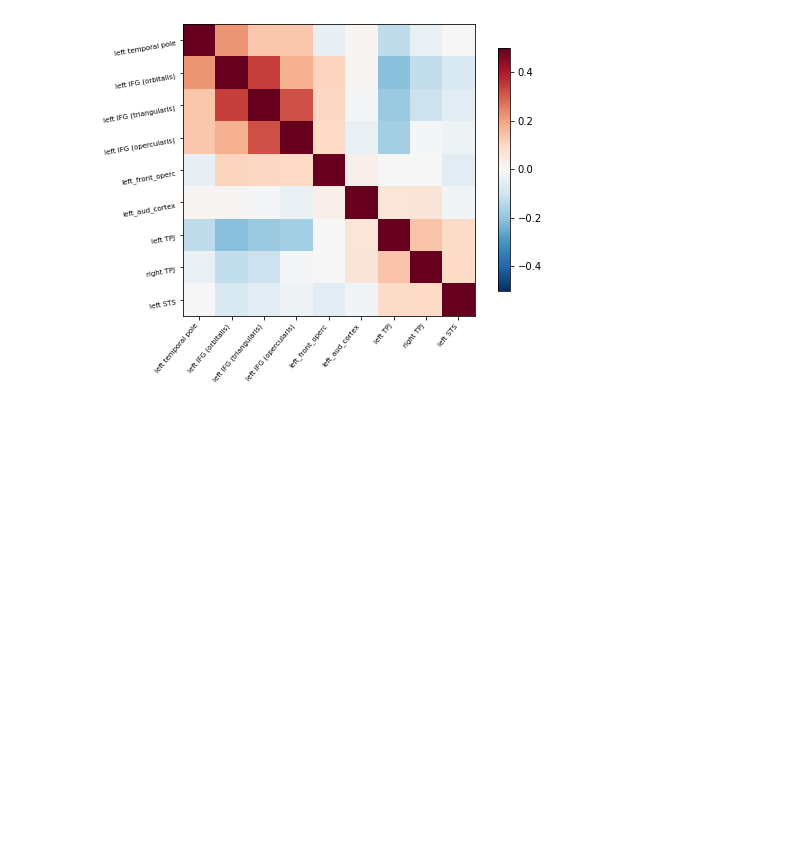
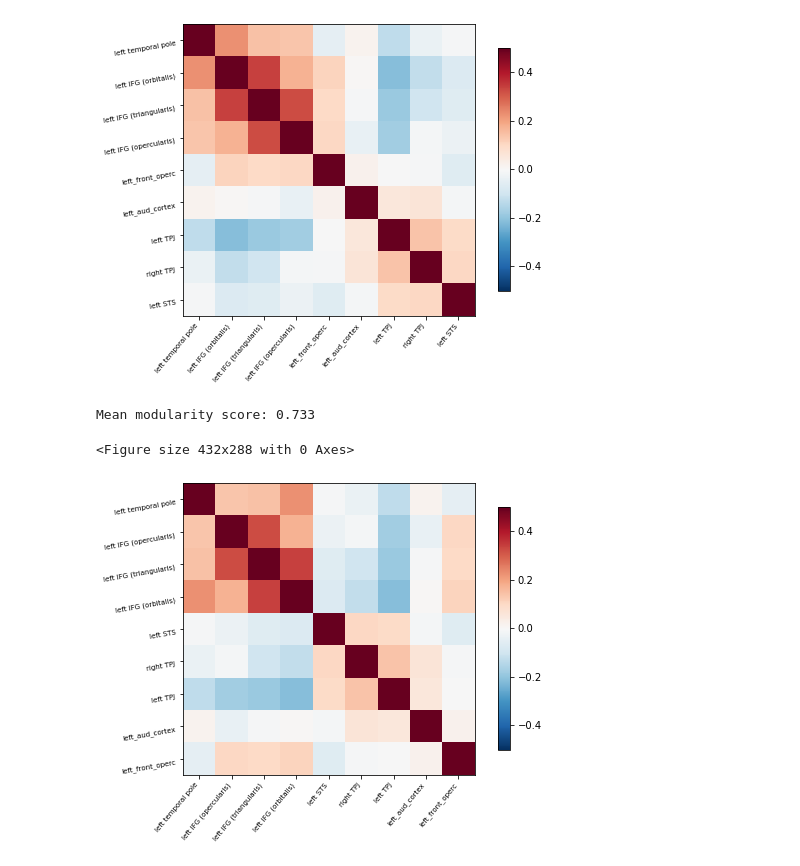
Before and after one commit to babies-study/language_rest, a Jupyter notebook: 2_NetworkAnalysis.ipynb, the cells around one changed output. Cells and saved outputs as stored; diff of their text form; code cells hidden in the pictures; blank space fills up the shorter version.

```diff
--- a/2_NetworkAnalysis.ipynb
+++ b/2_NetworkAnalysis.ipynb
@@ -16,7 +16,7 @@ MatlabCommand.set_default_matlab_cmd("matlab -nodesktop -nosplash")
 
 # Set study variables
 #studyhome = '/Users/catcamacho/Box/SNAP/BABIES'
-studyhome = '/home/camachocm2/Analysis/SNAP'
+studyhome = '/data/perlman/moochie/user_data/CamachoCat/SNAP'
 raw_data = studyhome + '/raw'
 preproc_dir = studyhome + '/processed/preproc'
 output_dir = studyhome + '/processed/network_analysis'
@@ -143,0 +140,76 @@ df.to_csv('group_mean_mat.csv')
+# %%
+from nilearn import plotting
+import matplotlib.pyplot as plt
+import numpy as np
+import pandas as pd
+
+labels_df = pd.read_csv(template_atlas_key, index_col=None)
+labels = labels_df['region_name'].tolist()
+
+plt.figure()
+plotting.plot_matrix(conn_diff.to_numpy(), figure=(6, 6), labels=labels,
+                     vmax=0.5, vmin=-0.5, reorder=False)
+plt.savefig('./group_mean_corr_matrix_diff.png')
+plt.show()
+plt.close()
+# %%
+import pandas as pd
+import numpy as np
+
+def louvain_comm_detect(adj_matrix,labels,iters):
+    import bct
+    import pandas as pd
+    import numpy as np
+
+    outlist=[]
+    q_score = []
+
+    for seed in range(0,iters):
+        out = bct.modularity.community_louvain(adj_matrix, gamma=0.25, ci=None, B='negative_sym', seed=seed)
+        outlist.append(np.expand_dims(out[0],axis=0))
+        q_score.append(out[1])
+
+    print('Mean modularity score: {0}'.format(np.round(np.array(q_score).mean(),3)))
+    louvs = pd.DataFrame(np.concatenate(outlist,axis=0), columns=labels)
+    comm_weights = np.zeros_like(adj_matrix)
+    comm_weights = pd.DataFrame(comm_weights, index=labels, columns=labels)
+
+    y=0
+
+    while y < len(labels):
+        for x in range(y,len(labels)-1):
+            comm_weights.loc[labels[x],labels[y]] = (louvs[labels[x]]==louvs[labels[y]]).astype(float).mean()
+            comm_weights.loc[labels[y],labels[x]] = (louvs[labels[x]]==louvs[labels[y]]).astype(float).mean()
+        y += 1
+
+    out = bct.modularity.community_louvain(comm_weights.to_numpy(), gamma=0.25, ci=None, B='negative_sym', seed=42)
+    final_comms = pd.DataFrame(out[0], index=labels,columns=['NetworkNum'])
+    return(comm_weights,final_comms)
+
+def plot_networks(final_comms,adj_matrix_df,out_file):
+    import matplotlib.pyplot as plt
+    from nilearn import plotting
+
+    final_comms['region'] = final_comms.index
+    final_comms=final_comms.sort_values(by=['NetworkNum'])
+    adj_matrix_df = adj_matrix_df.reindex(final_comms['region'].tolist(),columns=final_comms['region'].tolist())
+
+    plt.figure()
+    plotting.plot_matrix(adj_matrix_df.to_numpy(), figure=(6, 6), labels=final_comms.region.to_list(),
+                     vmax=0.5, vmin=-0.5, reorder=False)
+
+    plt.savefig(out_file)
+    plt.show()
+    plt.close()
+
+conn = pd.read_csv('group_con_4mm.csv', index_col=0)
+labels = conn.columns
+adj_matrix = conn.to_numpy()
+iters = 100
+
+comm_weights,final_comms = louvain_comm_detect(adj_matrix,labels,iters)
+plot_networks(final_comms, conn,'network_conns_4mm.svg')
+# %% [output]
+Mean modularity score: 0.733
+<Figure size 432x288 with 0 Axes>
+[figure, added]
```
Also changed, not shown: parts of 9 cells of this notebook, 1 other file.
